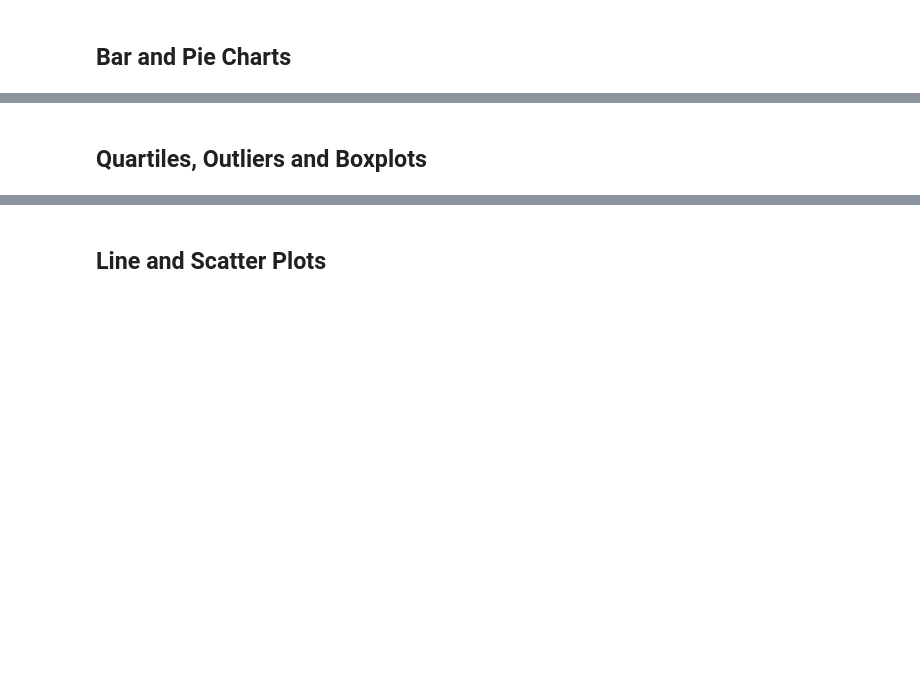
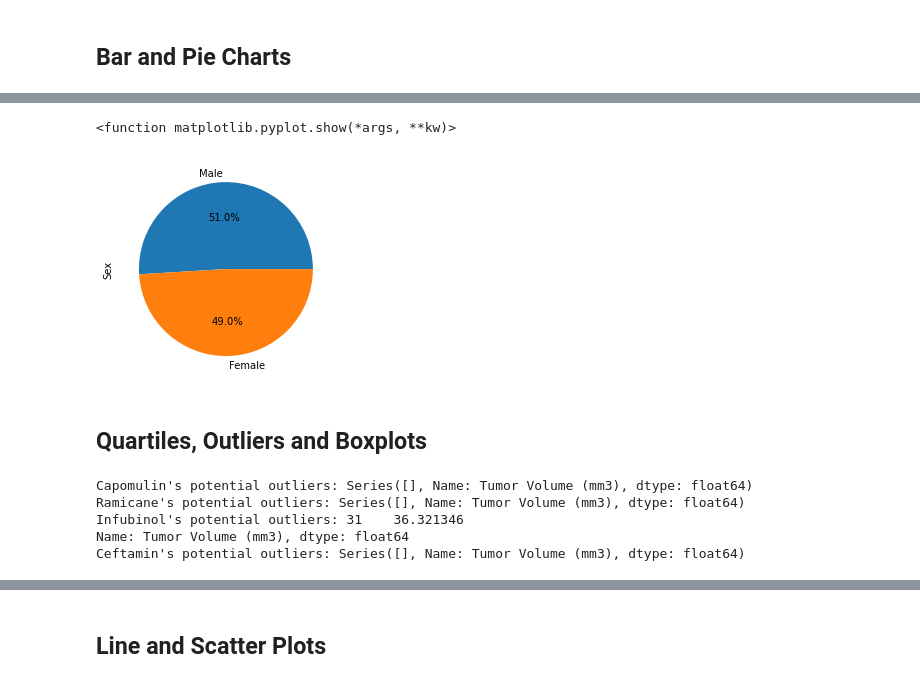
Before and after one commit to amramer45/matplotlib-challenge, a Jupyter notebook: Pymaceuticals/pymaceuticals_starter.ipynb, the cells around one changed output, grey strips where cells are left out. Saved outputs shown, nothing was run; the diff lists cells and outputs as text; code cells hidden in the pictures; blank space fills up the shorter version.

```diff
--- a/Pymaceuticals/pymaceuticals_starter.ipynb
+++ b/Pymaceuticals/pymaceuticals_starter.ipynb
@@ -50,5 +158,12 @@ study_results = pd.read_csv(study_results_path)
 # %%
 # Generate a pie plot showing the distribution of female versus male mice using pyplot
+counts = clean_data.Sex.value_counts()
+plt.pie(counts.values, labels = counts.index.values, autopct = '%1.1f%%')
+plt.ylabel("Sex")
+plt.show
+# %% [output]
+<function matplotlib.pyplot.show(*args, **kw)>
+[figure, added]
 # %% [markdown]
 ## Quartiles, Outliers and Boxplots
 # %%
@@ -62,19 +179,33 @@ study_results = pd.read_csv(study_results_path)
 # %%
-# Put treatments into a list for for loop (and later for plot labels)
-
+# Put treatments into a list for the for loop (and later for plot labels)
+treatment_list = ["Capomulin", "Ramicane", "Infubinol", "Ceftamin"]
 
 # Create empty list to fill with tumor vol data (for plotting)
-
+tumor_vol_list = []
 
 # Calculate the IQR and quantitatively determine if there are any potential outliers.
-
+for drug in treatment_list:
 
     # Locate the rows which contain mice on each drug and get the tumor volumes
-
+    final_tumor_vol = merge_data.loc[merge_data["Drug Regimen"] == drug, 'Tumor Volume (mm3)']
 
     # add subset
-
+    tumor_vol_list.append(final_tumor_vol)
 
     # Determine outliers using upper and lower bounds
+    quartiles = final_tumor_vol.quantile([.25,.5,.75])
+    lowerq = quartiles[0.25]
+    upperq = quartiles[0.75]
+    iqr = upperq-lowerq
+    lower_bound = lowerq - (1.5*iqr)
+    upper_bound = upperq + (1.5*iqr)
+    outliers = final_tumor_vol.loc[(final_tumor_vol < lower_bound) | (final_tumor_vol > upper_bound)]
+    print(f"{drug}'s potential outliers: {outliers}")
+# %% [output]
+Capomulin's potential outliers: Series([], Name: Tumor Volume (mm3), dtype: float64)
+Ramicane's potential outliers: Series([], Name: Tumor Volume (mm3), dtype: float64)
+Infubinol's potential outliers: 31    36.321346
+Name: Tumor Volume (mm3), dtype: float64
+Ceftamin's potential outliers: Series([], Name: Tumor Volume (mm3), dtype: float64)
 # %%
 # Generate a box plot of the final tumor volume of each mouse across four regimens of interest
```
Also changed, not shown: parts of 17 cells of this notebook, 1 other file.
